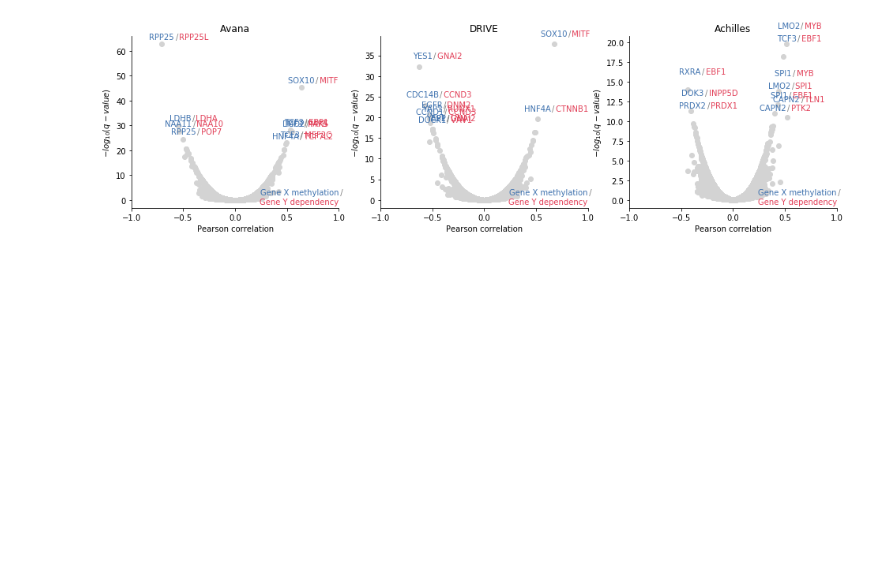
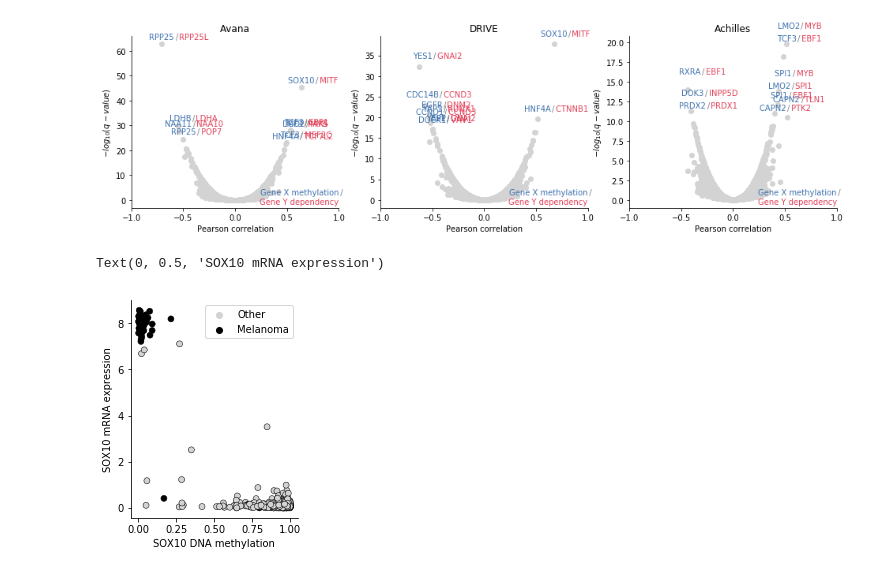
Before and after one commit to kevinhu/ccle-2019-analysis, a Jupyter notebook: notebooks/figure2_methylation-dependencies.ipynb, the cells around one changed output. Saved outputs shown, nothing was run; the diff lists cells and outputs as text; code cells hidden in the pictures; blank space fills up the shorter version.

Commit message:
SOX10 methylation

```diff
--- a/notebooks/figure2_methylation-dependencies.ipynb
+++ b/notebooks/figure2_methylation-dependencies.ipynb
@@ -263,3 +290,30 @@ plt.title("Achilles")
 plt.show()
 # %% [output]
 [figure]
+# %%
+plt.figure(figsize=(3,4))
+
+ax = plt.subplot(111)
+
+sox10_meth = tssclust_meth["SOX10_1"].dropna().rename("SOX10_meth")
+sox10_mrna = ccle_genex["SOX10_ENSG00000100146.12"].rename("SOX10_mrna")
+
+sox10_info = pd.concat([sox10_meth,sox10_mrna,subtypes.rename("subtype")],axis=1,join="inner")
+sox10_info["melanoma"] = sox10_info["subtype"].apply(lambda x: x if x == "Melanoma" else "Other")
+
+sns.scatterplot(sox10_info["SOX10_meth"],
+                sox10_info["SOX10_mrna"],
+                hue=sox10_info["melanoma"].rename(""),
+                palette=sns.color_palette(["lightgrey","black"]),
+                linewidth=0.5,
+                edgecolor="black",
+               )
+
+ax.spines["top"].set_visible(False)
+ax.spines["right"].set_visible(False)
+
+plt.xlabel("SOX10 DNA methylation")
+plt.ylabel("SOX10 mRNA expression")
+# %% [output]
+Text(0, 0.5, 'SOX10 mRNA expression')
+[figure, added]
```
Also changed, not shown: parts of 1 cell of this notebook.
